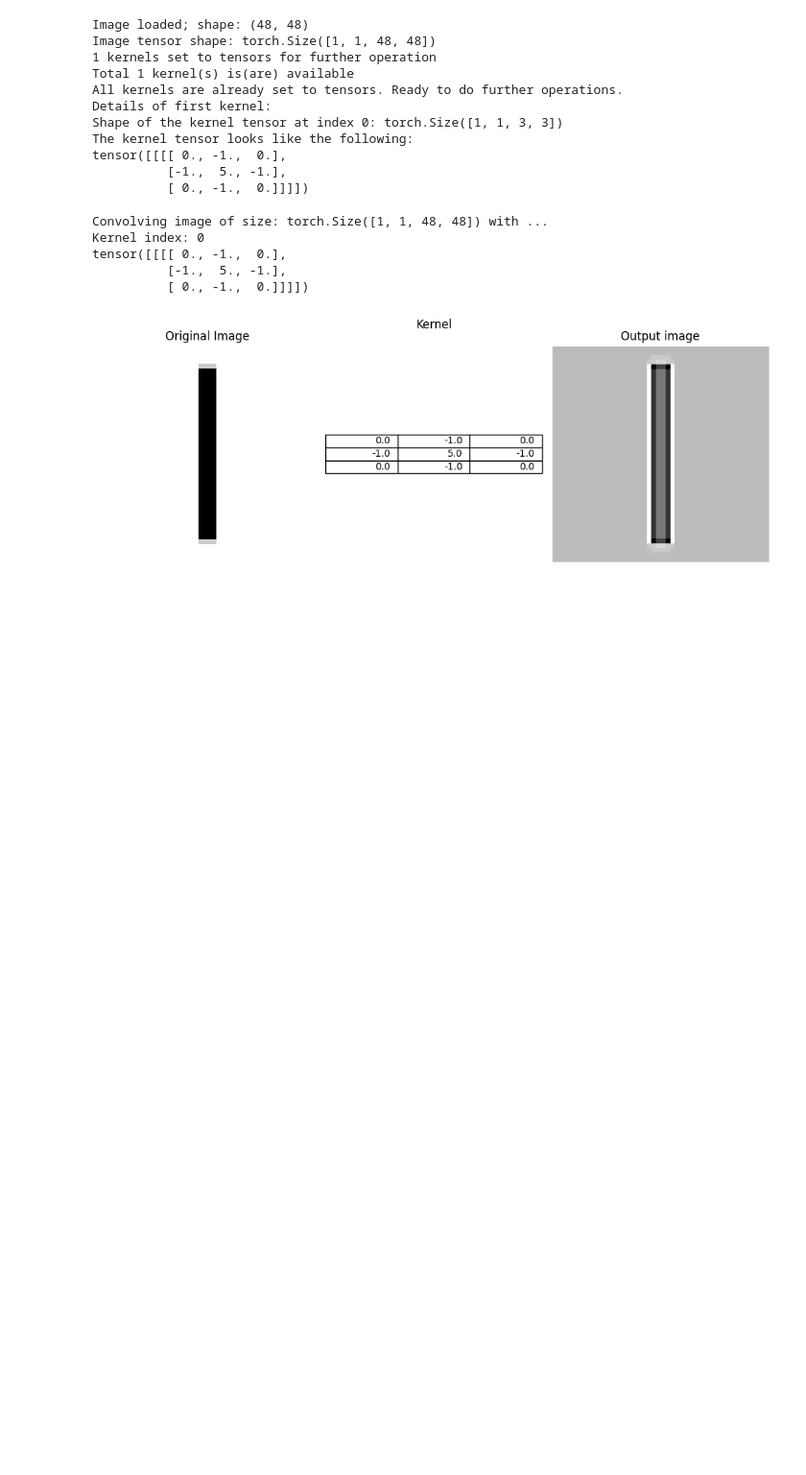
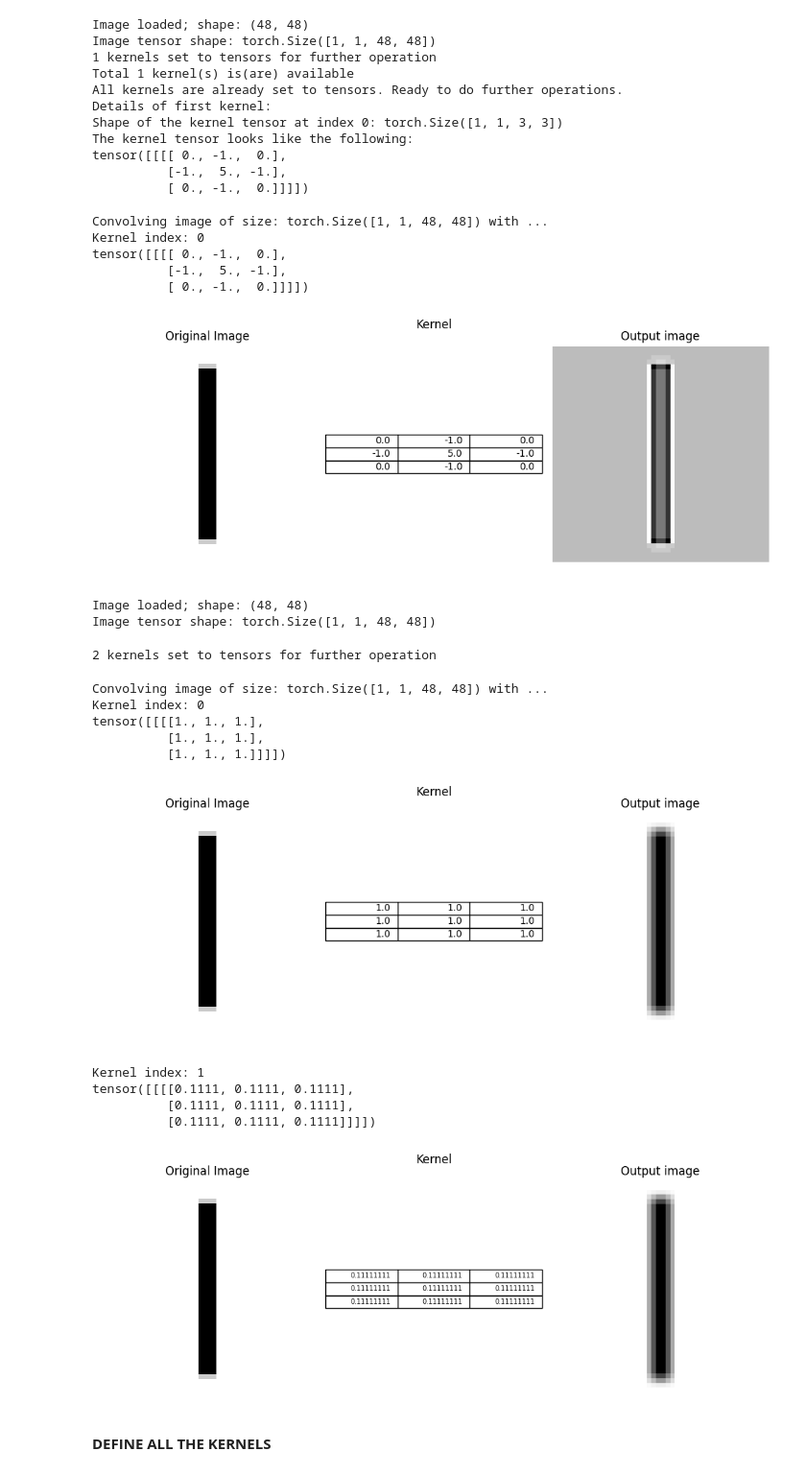
Before and after one commit to rakeshkr-code/learn-by-rebuilding, a Jupyter notebook: dlcv/intuition-convolution-operation/experiments.ipynb, the cells around one changed output. Shown at 96% size. Drawn from its saved outputs; the diff is of its cells as text; code cells hidden in the pictures; blank space fills up the shorter version.

Commit message:
ran few experiments over diff images and kernels comb

```diff
--- a/dlcv/intuition-convolution-operation/experiments.ipynb
+++ b/dlcv/intuition-convolution-operation/experiments.ipynb
@@ -265,3 +266,38 @@ tensor([[[[ 0., -1.,  0.],
           [-1.,  5., -1.],
           [ 0., -1.,  0.]]]])
 [figure]
+# %%
+ir = ImageReader("Shapes/line-long-vert-mid.png")
+ir.read_image()
+ir.to_tensor()
+# %% [output]
+Image loaded; shape: (48, 48)
+Image tensor shape: torch.Size([1, 1, 48, 48])
+# %%
+klist = [
+    [[1, 1, 1], [1, 1, 1], [1, 1, 1]],
+    [[1/9, 1/9, 1/9], [1/9, 1/9, 1/9], [1/9, 1/9, 1/9]],
+    # [[], [], []],
+]
+km = KernelMaker(klist)
+km.set_kernels()
+# km.print_kernels_info(print_all=True)
+# %% [output]
+2 kernels set to tensors for further operation
+# %%
+viz = OpsVisualizer(ir.image_tensor, km.kernel_tensors)
+viz.op_conv2d()
+# %% [output]
+Convolving image of size: torch.Size([1, 1, 48, 48]) with ...
+Kernel index: 0
+tensor([[[[1., 1., 1.],
+          [1., 1., 1.],
+          [1., 1., 1.]]]])
+[figure, added]
+Kernel index: 1
+tensor([[[[0.1111, 0.1111, 0.1111],
+          [0.1111, 0.1111, 0.1111],
+          [0.1111, 0.1111, 0.1111]]]])
+[figure, added]
+# %% [markdown]
+**DEFINE ALL THE KERNELS**
```
Also changed, not shown: parts of 8 cells of this notebook.
